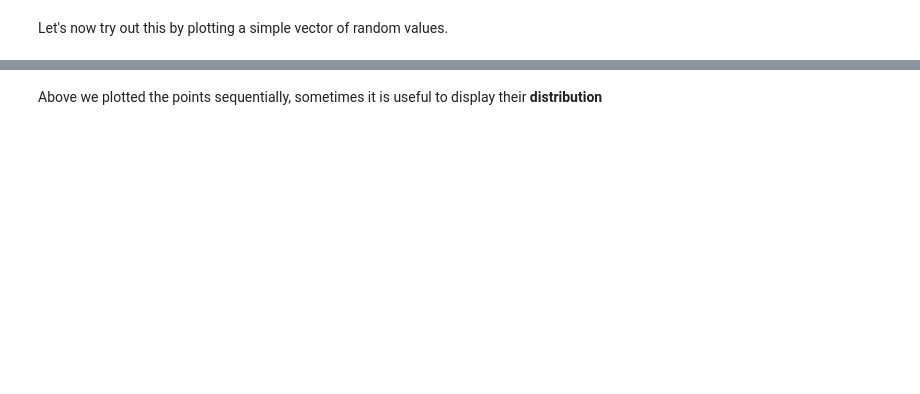
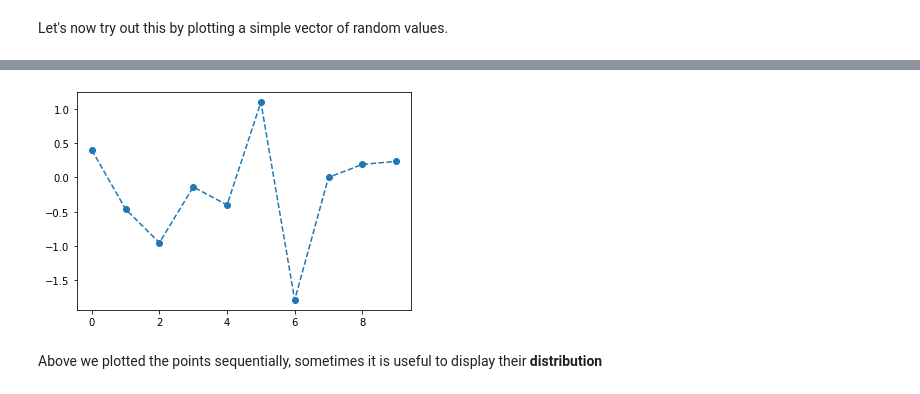
Before and after one commit to Envl/IML, a Jupyter notebook: notebooks/Basics_ML_Part-1.ipynb, the cells around one changed output, grey strips where cells are left out. Cells and saved outputs as stored; diff of their text form; code cells hidden in the pictures; blank space fills up the shorter version.

```diff
--- a/notebooks/Basics_ML_Part-1.ipynb
+++ b/notebooks/Basics_ML_Part-1.ipynb
@@ -103,6 +118,8 @@ plt.show()
 # %%
-plt.plot(M, '.')
+plt.plot(M, '--o')
 plt.show()
+# %% [output]
+[figure, added]
 # %% [markdown]
 Above we plotted the points sequentially, sometimes it is useful to display their **distribution**
 # %%
```
Also changed, not shown: parts of 63 cells of this notebook, 1 other file.
